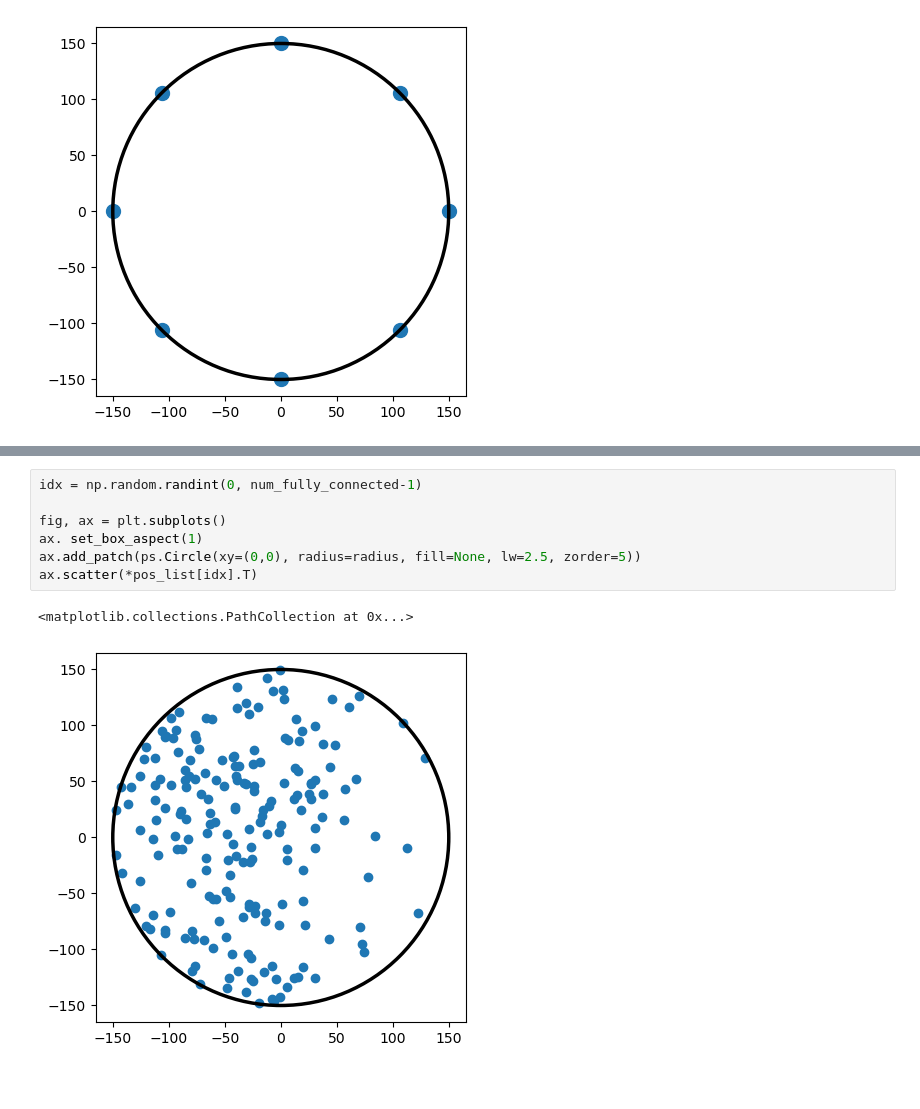
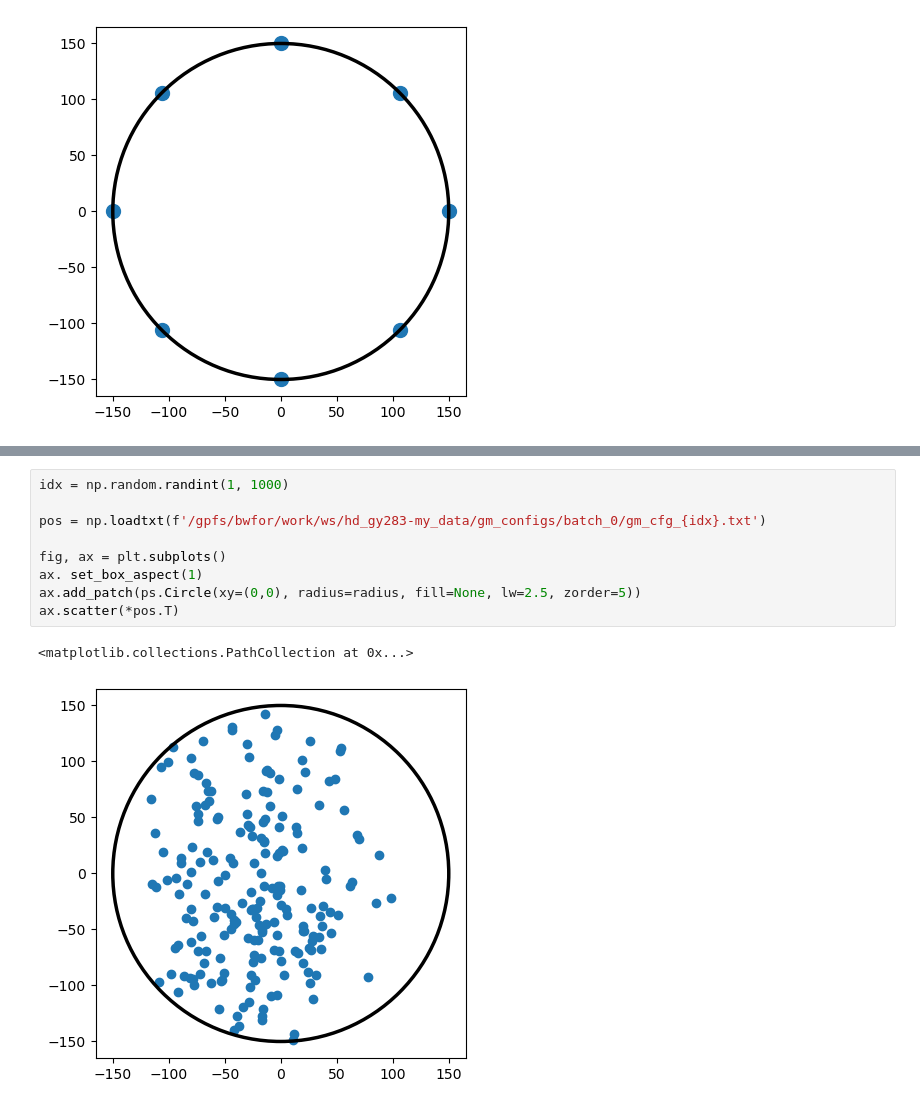
Before and after one commit to jwass1997/kmc_project, a Jupyter notebook: scripts/python_scripts/gmm.ipynb, the cells around one changed output, grey strips where cells are left out. Cells and saved outputs as stored; diff of their text form.

```diff
--- a/scripts/python_scripts/gmm.ipynb
+++ b/scripts/python_scripts/gmm.ipynb
@@ -151,10 +170,12 @@ for j in range(n_batches):
 # %%
-idx = np.random.randint(0, num_fully_connected-1)
+idx = np.random.randint(1, 1000)
+
+pos = np.loadtxt(f'/gpfs/bwfor/work/ws/hd_gy283-my_data/gm_configs/batch_0/gm_cfg_{idx}.txt')
 
 fig, ax = plt.subplots()
 ax. set_box_aspect(1)
 ax.add_patch(ps.Circle(xy=(0,0), radius=radius, fill=None, lw=2.5, zorder=5))
-ax.scatter(*pos_list[idx].T)
+ax.scatter(*pos.T)
 # %% [output]
 <matplotlib.collections.PathCollection at 0x...>
-[figure, old version]
+[figure, new version]
```
Also changed, not shown: parts of 1 cell of this notebook, 19 other files.
